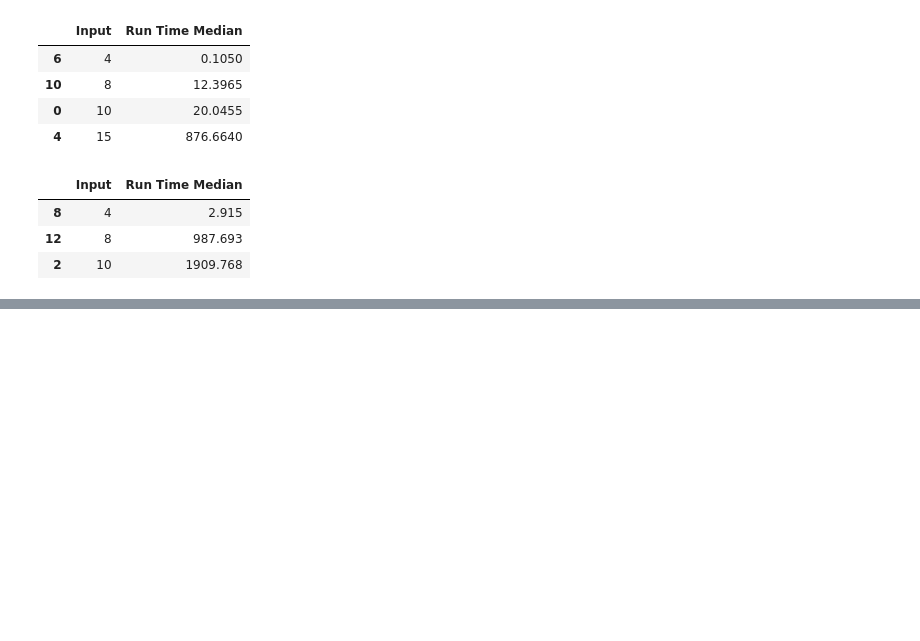
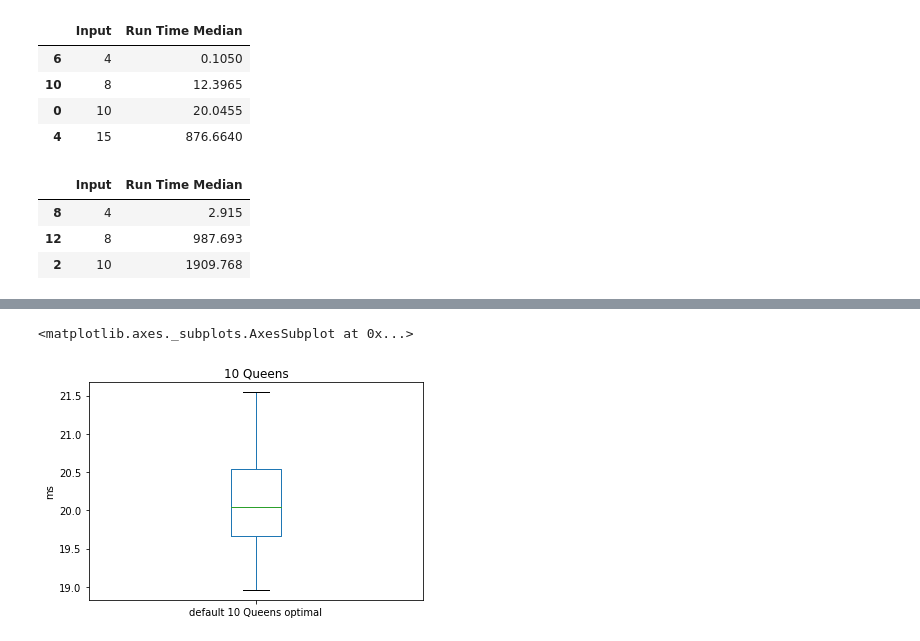
Before and after one commit to Lakret/csp, a Jupyter notebook: benchmarks.ipynb, the cells around one changed output, grey strips where cells are left out. Saved outputs shown, nothing was run; the diff lists cells and outputs as text; code cells hidden in the pictures; blank space fills up the shorter version.

```diff
--- a/benchmarks.ipynb
+++ b/benchmarks.ipynb
@@ -80,0 +82,5 @@ df_optimal_vs_slower_by_size.plot.bar()
+# %%
+df = pd.read_csv('backtracking_benchmark_raw.csv')
+# convert from nanoseconds to milliseconds
+df = df.applymap(lambda value: value / 1_000_000)
+df
@@ -80,0 +101,8 @@ df_optimal_vs_slower_by_size.plot.bar()
+# %%
+# throwing away memory measurements for now
+columns = [column for column in df.columns if 'Memory Usage Measurements' not in column]
+df = df.loc[:, columns]
+# simplify labels
+df = df.rename(columns=lambda column_name: column_name.replace(' (Run Time Measurements)', '').replace(' with input ', ' ').replace('backtracking_', ''))
+
+df
@@ -80,0 +127,10 @@ df_optimal_vs_slower_by_size.plot.bar()
+# %%
+backtracking_10_optimal_default = df.loc[:, ['default 10 Queens optimal']].dropna(axis=0)
+
+b10 = backtracking_10_optimal_default.plot.box(showfliers=False)
+b10.set_ylabel('ms')
+b10.set_title('10 Queens')
+b10
+# %% [output]
+<matplotlib.axes._subplots.AxesSubplot at 0x...>
+[figure, added]
```
Also changed, not shown: parts of 7 cells of this notebook.
